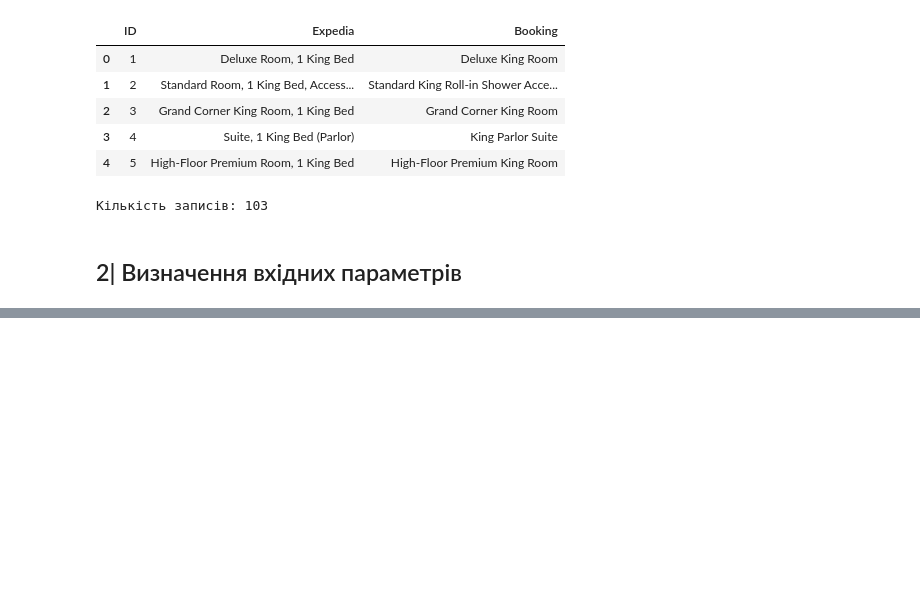
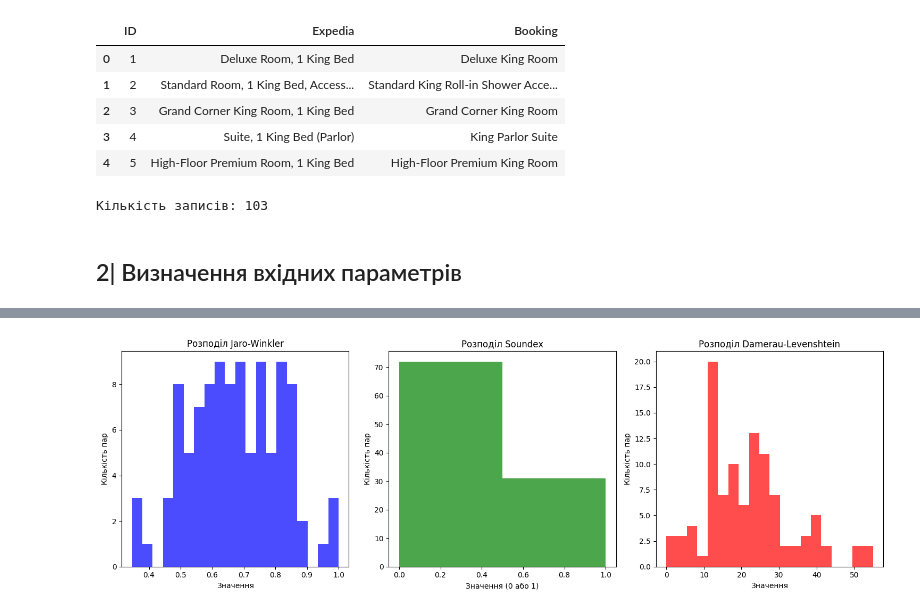
Before and after one commit to MykhailoMatsyshyn/Computational_Intelligence, a Jupyter notebook: Lab_3/Matsyshyn_lab_3.ipynb, the cells around one changed output, grey strips where cells are left out. Drawn from its saved outputs; the diff is of its cells as text; code cells hidden in the pictures; blank space fills up the shorter version.

```diff
--- a/Lab_3/Matsyshyn_lab_3.ipynb
+++ b/Lab_3/Matsyshyn_lab_3.ipynb
@@ -445,0 +182,29 @@ classic_comparison(df, threshold=80)
+# %%
+# Візуалізація розподілу метрик
+def plot_metrics_distribution(df):
+    plt.figure(figsize=(15, 5))
+
+    plt.subplot(1, 3, 1)
+    plt.hist(df['jaro_winkler'], bins=20, color='blue', alpha=0.7)
+    plt.title('Розподіл Jaro-Winkler')
+    plt.xlabel('Значення')
+    plt.ylabel('Кількість пар')
+
+    plt.subplot(1, 3, 2)
+    plt.hist(df['soundex'], bins=2, color='green', alpha=0.7)
+    plt.title('Розподіл Soundex')
+    plt.xlabel('Значення (0 або 1)')
+    plt.ylabel('Кількість пар')
+
+    plt.subplot(1, 3, 3)
+    plt.hist(df['damerau_levenshtein'], bins=20, color='red', alpha=0.7)
+    plt.title('Розподіл Damerau-Levenshtein')
+    plt.xlabel('Значення')
+    plt.ylabel('Кількість пар')
+
+    plt.tight_layout()
+    plt.show()
+# %%
+plot_metrics_distribution(df)
+# %% [output]
+[figure, added]
```
Also changed, not shown: parts of 38 cells of this notebook, 2 other files.
